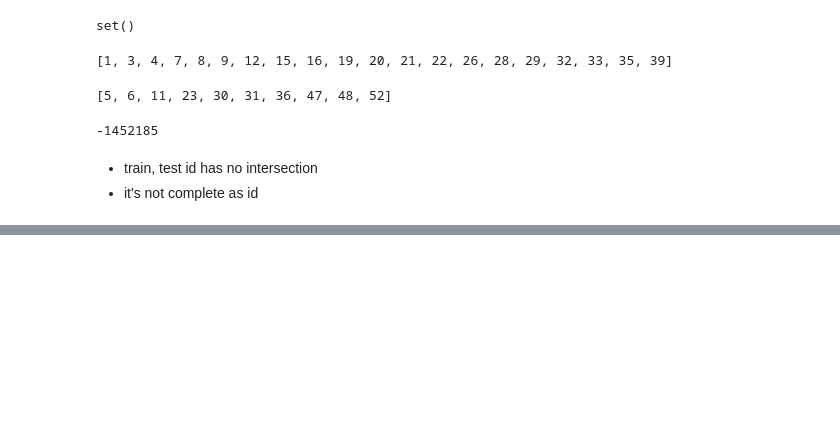
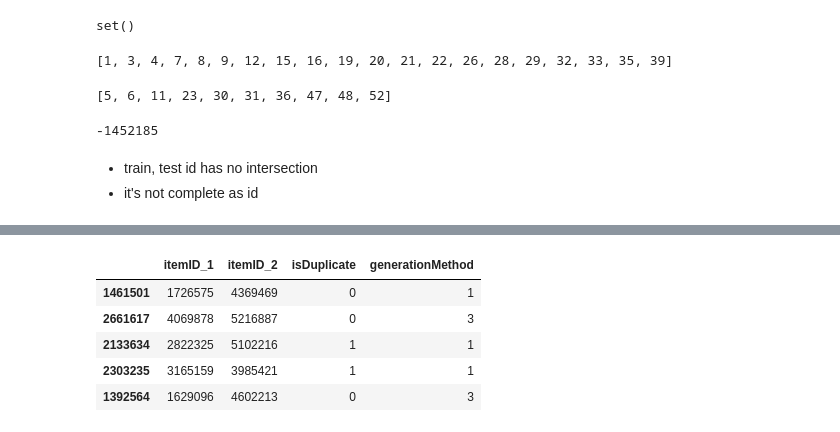
Before and after one commit to qf6101/avito-duplicate-ads-detection, a Jupyter notebook: data exploration.ipynb, the cells around one changed output, grey strips where cells are left out. Drawn from its saved outputs; the diff is of its cells as text; code cells hidden in the pictures; blank space fills up the shorter version.

```diff
--- a/data exploration.ipynb
+++ b/data exploration.ipynb
@@ -106,0 +200,9 @@ len(ids_train) + len(ids_test) - max(max(ids_train), max(ids_test))
+# %%
+df_sample_n(item_pairs_train, 5, 12)
+# %% [output]
+|  | itemID_1 | itemID_2 | isDuplicate | generationMethod |
+| 1461501 | 1726575 | 4369469 | 0 | 1 |
+| 2661617 | 4069878 | 5216887 | 0 | 3 |
+| 2133634 | 2822325 | 5102216 | 1 | 1 |
+| 2303235 | 3165159 | 3985421 | 1 | 1 |
+| 1392564 | 1629096 | 4602213 | 0 | 3 |
```
Also changed, not shown: parts of 28 cells of this notebook.
